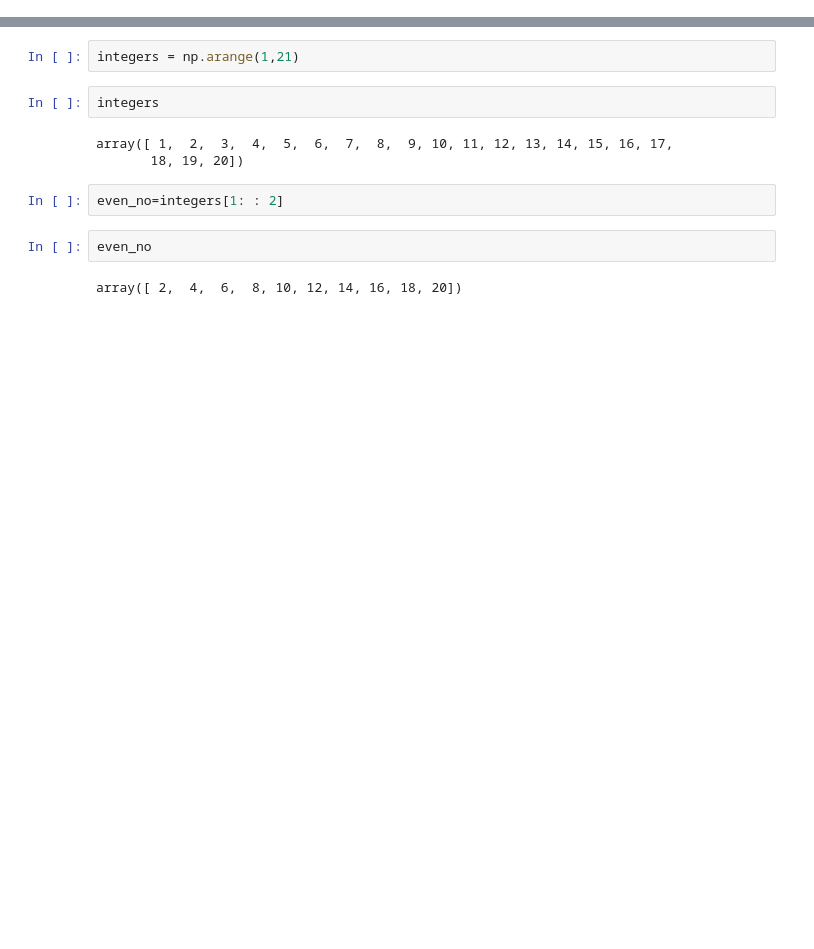
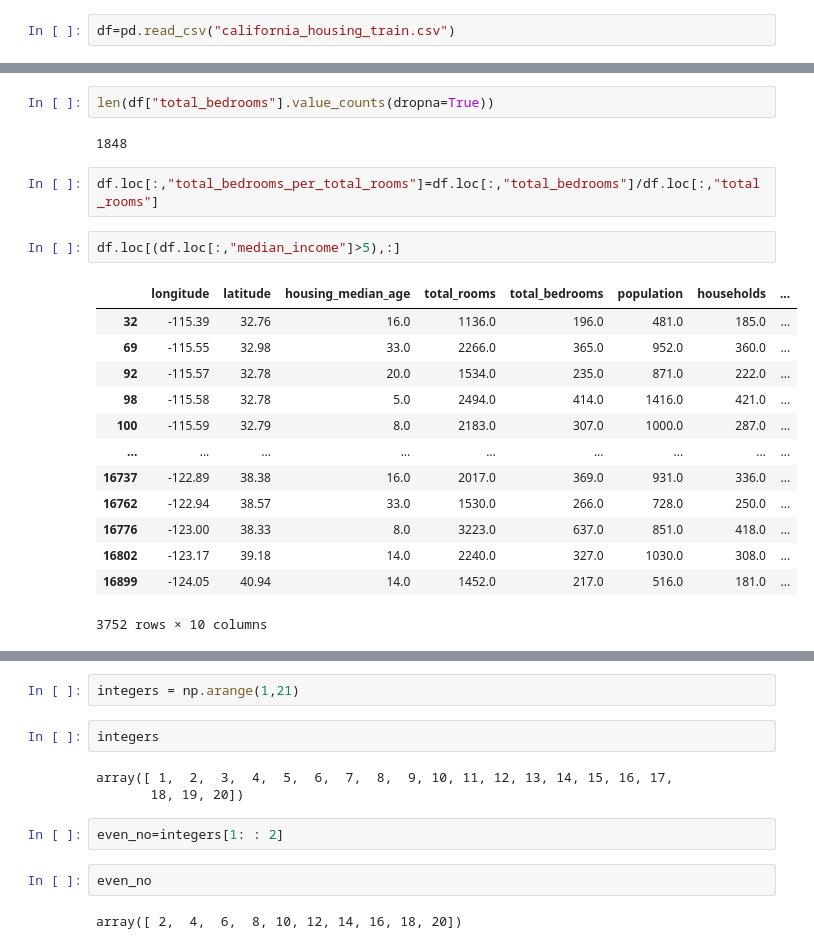
Before and after one commit to DattaArnab/Stackomatic, a Jupyter notebook: Week1.ipynb, the cells around one changed output, grey strips where cells are left out. Drawn from its saved outputs; the diff is of its cells as text; blank space fills up the shorter version.

```diff
--- a/Week1.ipynb
+++ b/Week1.ipynb
@@ -2,0 +4,2 @@ import numpy as np
+# %%
+df=pd.read_csv("california_housing_train.csv")
@@ -2,0 +54,22 @@ import numpy as np
+# %%
+len(df["total_bedrooms"].value_counts(dropna=True))
+# %% [output]
+1848
+# %%
+df.loc[:,"total_bedrooms_per_total_rooms"]=df.loc[:,"total_bedrooms"]/df.loc[:,"total_rooms"]
+# %%
+df.loc[(df.loc[:,"median_income"]>5),:]
+# %% [output]
+|  | longitude | latitude | housing_median_age | total_rooms | total_bedrooms | population | households | ... |
+| 32 | -115.39 | 32.76 | 16.0 | 1136.0 | 196.0 | 481.0 | 185.0 | ... |
+| 69 | -115.55 | 32.98 | 33.0 | 2266.0 | 365.0 | 952.0 | 360.0 | ... |
+| 92 | -115.57 | 32.78 | 20.0 | 1534.0 | 235.0 | 871.0 | 222.0 | ... |
+| 98 | -115.58 | 32.78 | 5.0 | 2494.0 | 414.0 | 1416.0 | 421.0 | ... |
+| 100 | -115.59 | 32.79 | 8.0 | 2183.0 | 307.0 | 1000.0 | 287.0 | ... |
+| ... | ... | ... | ... | ... | ... | ... | ... | ... |
+| 16737 | -122.89 | 38.38 | 16.0 | 2017.0 | 369.0 | 931.0 | 336.0 | ... |
+| 16762 | -122.94 | 38.57 | 33.0 | 1530.0 | 266.0 | 728.0 | 250.0 | ... |
+| 16776 | -123.00 | 38.33 | 8.0 | 3223.0 | 637.0 | 851.0 | 418.0 | ... |
+| 16802 | -123.17 | 39.18 | 14.0 | 2240.0 | 327.0 | 1030.0 | 308.0 | ... |
+| 16899 | -124.05 | 40.94 | 14.0 | 1452.0 | 217.0 | 516.0 | 181.0 | ... |
+3752 rows × 10 columns
```
Also changed, not shown: parts of 28 cells of this notebook, 2 other files.
